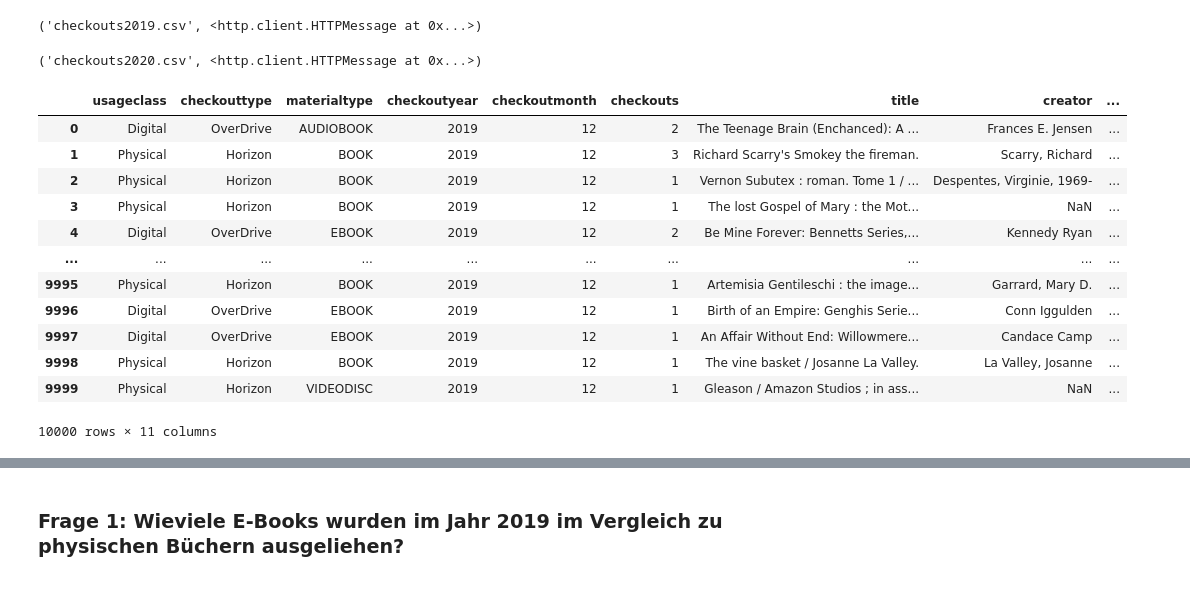
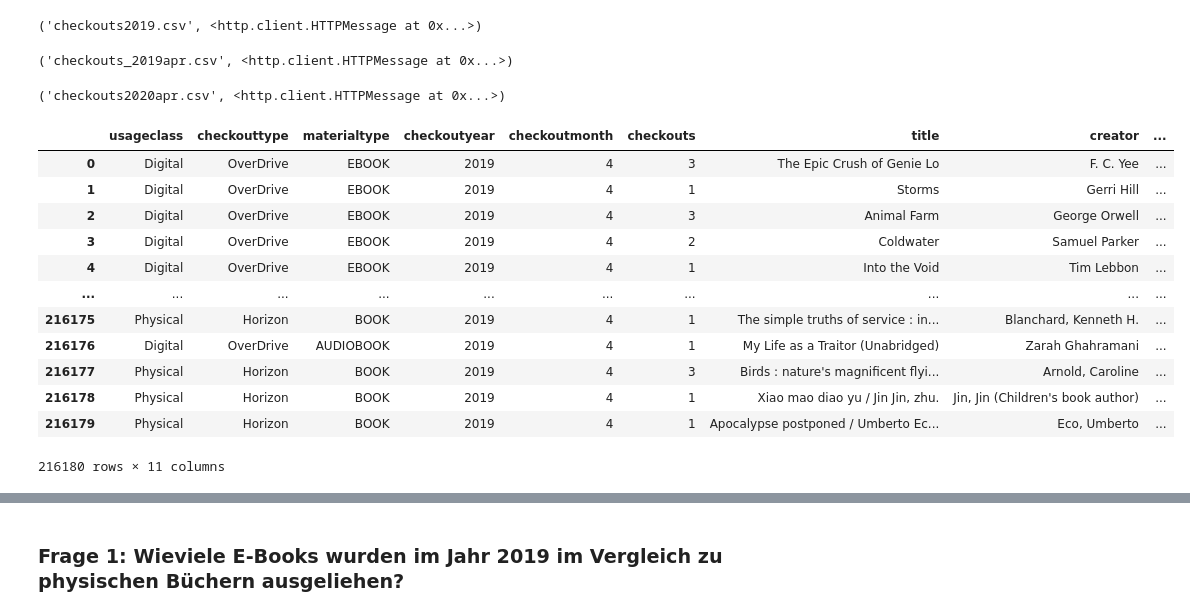
Before and after one commit to BLelgemann/WPM_T9-2, a Jupyter notebook: a2_python.ipynb, the cells around one changed output, grey strips where cells are left out. Cells and saved outputs as stored; diff of their text form; code cells hidden in the pictures.

```diff
--- a/a2_python.ipynb
+++ b/a2_python.ipynb
@@ -20,37 +20,44 @@ import matplotlib.pyplot as plt
 # %%
 # Angabe der URls, wo die Daten zu finden sind:
 url_2019 = "https://data.seattle.gov/resource/tmmm-ytt6.csv?$where=checkoutyear=2019&$limit=10000"
-url_2020 = "https://data.seattle.gov/resource/tmmm-ytt6.csv?$where=checkoutyear=2020&$limit=10000"
+url_2019_apr = "https://data.seattle.gov/resource/tmmm-ytt6.csv?$where=checkoutmonth=4%20and%20checkoutyear=2019&$limit=500000"
+url_2020_apr = "https://data.seattle.gov/resource/tmmm-ytt6.csv?$where=checkoutmonth=4%20and%20checkoutyear=2020&$limit=500000"
 # Erstellen von Dateien, in die die Daten gespeichert werden sollen & Festlegung von Variablen:
 checkouts_file_2019 = "checkouts2019.csv"
-checkouts_file_2020 = "checkouts2020.csv"
+checkouts_file_2019apr = "checkouts_2019apr.csv"
+checkouts_file_2020apr = "checkouts2020apr.csv"
 # %%
 # Download der Daten mit der Funktion "urlretrieve" aus der urllib-library und dem Modul "request":
 urllib.request.urlretrieve(url_2019, checkouts_file_2019)
 # %% [output]
 ('checkouts2019.csv', <http.client.HTTPMessage at 0x...>)
 # %%
-urllib.request.urlretrieve(url_2020, checkouts_file_2020)
+urllib.request.urlretrieve(url_2019_apr, checkouts_file_2019apr)
 # %% [output]
-('checkouts2020.csv', <http.client.HTTPMessage at 0x...>)
+('checkouts_2019apr.csv', <http.client.HTTPMessage at 0x...>)
+# %%
+urllib.request.urlretrieve(url_2020_apr, checkouts_file_2020apr)
+# %% [output]
+('checkouts2020apr.csv', <http.client.HTTPMessage at 0x...>)
 # %%
 # Die Daten mit Pandas ausgeben und diesen Befehl in einer Variablen ablegen:
 checkouts_2019 = pd.read_csv(checkouts_file_2019)
-checkouts_2020 = pd.read_csv(checkouts_file_2020)
+checkouts_2019apr = pd.read_csv(checkouts_file_2019apr)
+checkouts_2020apr = pd.read_csv(checkouts_file_2020apr)
 # %%
 # Anzeigen lassen:
-checkouts_2019
+checkouts_2019apr
 # %% [output]
 |  | usageclass | checkouttype | materialtype | checkoutyear | checkoutmonth | checkouts | title | creator | ... |
-| 0 | Digital | OverDrive | AUDIOBOOK | 2019 | 12 | 2 | The Teenage Brain (Enchanced): A ... | Frances E. Jensen | ... |
-| 1 | Physical | Horizon | BOOK | 2019 | 12 | 3 | Richard Scarry's Smokey the fireman. | Scarry, Richard | ... |
-| 2 | Physical | Horizon | BOOK | 2019 | 12 | 1 | Vernon Subutex : roman. Tome 1 / ... | Despentes, Virginie, 1969- | ... |
-| 3 | Physical | Horizon | BOOK | 2019 | 12 | 1 | The lost Gospel of Mary : the Mot... | NaN | ... |
-| 4 | Digital | OverDrive | EBOOK | 2019 | 12 | 2 | Be Mine Forever: Bennetts Series,... | Kennedy Ryan | ... |
+| 0 | Digital | OverDrive | EBOOK | 2019 | 4 | 3 | The Epic Crush of Genie Lo | F. C. Yee | ... |
+| 1 | Digital | OverDrive | EBOOK | 2019 | 4 | 1 | Storms | Gerri Hill | ... |
+| 2 | Digital | OverDrive | EBOOK | 2019 | 4 | 3 | Animal Farm | George Orwell | ... |
+| 3 | Digital | OverDrive | EBOOK | 2019 | 4 | 2 | Coldwater | Samuel Parker | ... |
+| 4 | Digital | OverDrive | EBOOK | 2019 | 4 | 1 | Into the Void | Tim Lebbon | ... |
 | ... | ... | ... | ... | ... | ... | ... | ... | ... | ... |
-| 9995 | Physical | Horizon | BOOK | 2019 | 12 | 1 | Artemisia Gentileschi : the image... | Garrard, Mary D. | ... |
-| 9996 | Digital | OverDrive | EBOOK | 2019 | 12 | 1 | Birth of an Empire: Genghis Serie... | Conn Iggulden | ... |
-| 9997 | Digital | OverDrive | EBOOK | 2019 | 12 | 1 | An Affair Without End: Willowmere... | Candace Camp | ... |
-| 9998 | Physical | Horizon | BOOK | 2019 | 12 | 1 | The vine basket / Josanne La Valley. | La Valley, Josanne | ... |
-| 9999 | Physical | Horizon | VIDEODISC | 2019 | 12 | 1 | Gleason / Amazon Studios ; in ass... | NaN | ... |
+| 216175 | Physical | Horizon | BOOK | 2019 | 4 | 1 | The simple truths of service : in... | Blanchard, Kenneth H. | ... |
+| 216176 | Digital | OverDrive | AUDIOBOOK | 2019 | 4 | 1 | My Life as a Traitor (Unabridged) | Zarah Ghahramani | ... |
+| 216177 | Physical | Horizon | BOOK | 2019 | 4 | 3 | Birds : nature's magnificent flyi... | Arnold, Caroline | ... |
+| 216178 | Physical | Horizon | BOOK | 2019 | 4 | 1 | Xiao mao diao yu / Jin Jin, zhu. | Jin, Jin (Children's book author) | ... |
+| 216179 | Physical | Horizon | BOOK | 2019 | 4 | 1 | Apocalypse postponed / Umberto Ec... | Eco, Umberto | ... |
-10000 rows × 11 columns
+216180 rows × 11 columns
```
Also changed, not shown: parts of 31 cells of this notebook.
